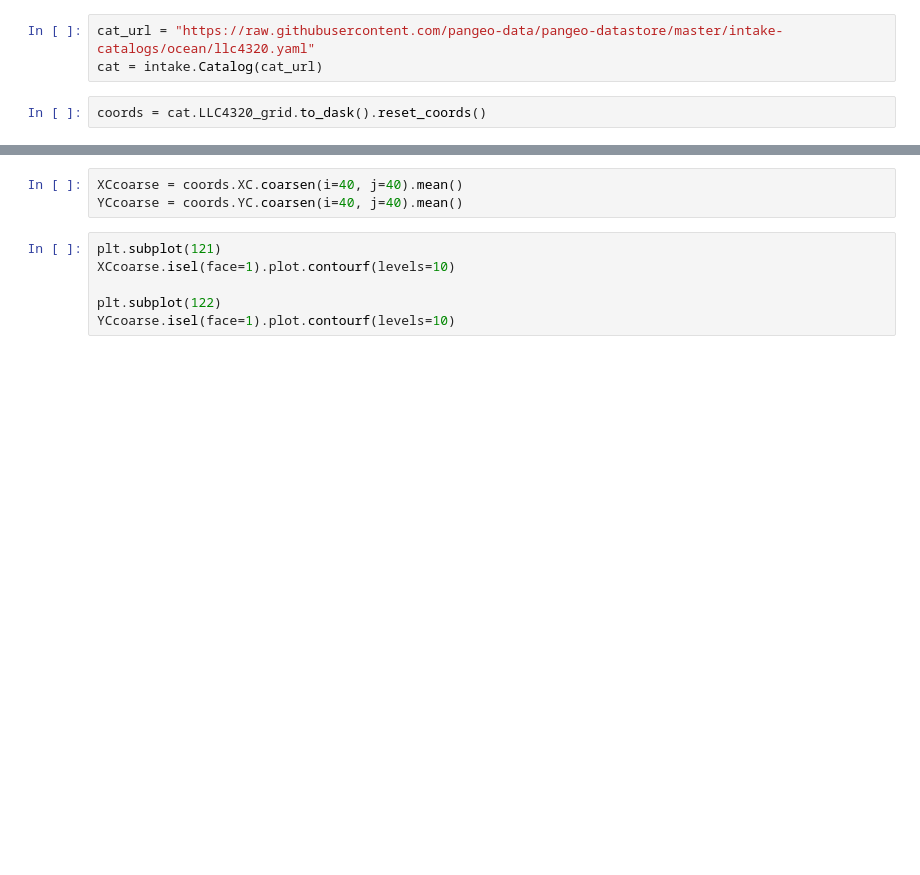
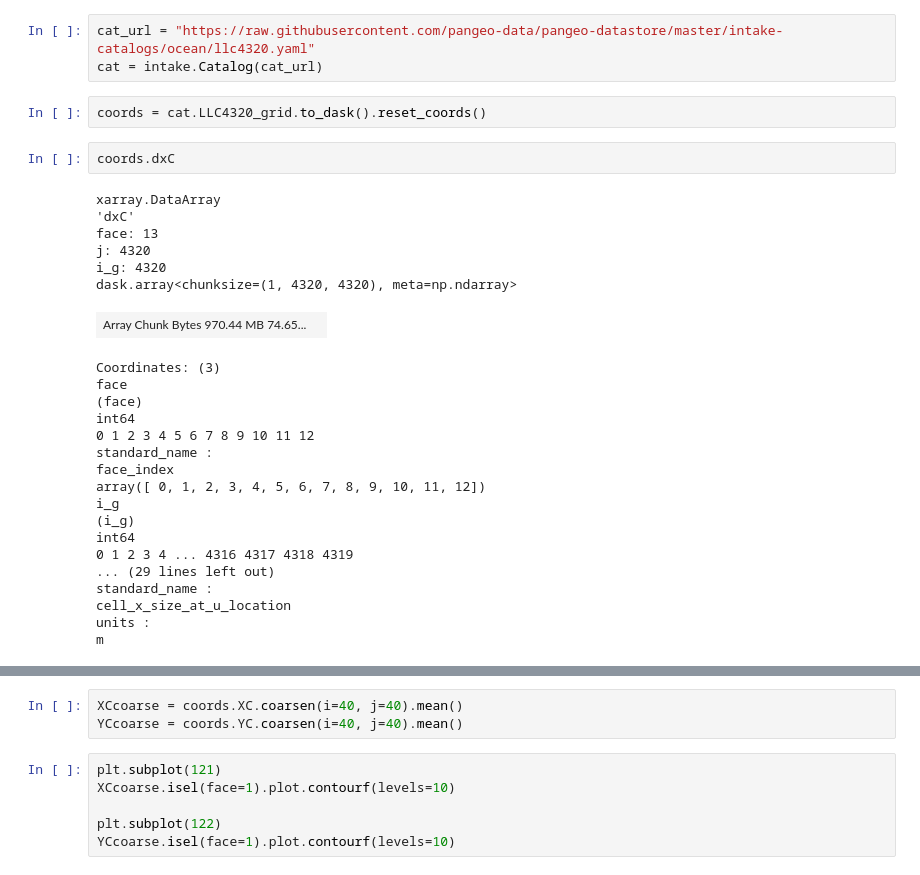
Before and after one commit to dhruvbalwada/LLC_analysis, a Jupyter notebook: LLC_grid_visualize.ipynb, the cells around one changed output, grey strips where cells are left out. Cells and saved outputs as stored; diff of their text form; blank space fills up the shorter version.

```diff
--- a/LLC_grid_visualize.ipynb
+++ b/LLC_grid_visualize.ipynb
@@ -26,3 +26,30 @@ cat_url = "https://raw.githubusercontent.com/pangeo-data/pangeo-datastore/master
 cat = intake.Catalog(cat_url)
 # %%
 coords = cat.LLC4320_grid.to_dask().reset_coords()
+# %%
+coords.dxC
+# %% [output]
+xarray.DataArray
+'dxC'
+face: 13
+j: 4320
+i_g: 4320
+dask.array<chunksize=(1, 4320, 4320), meta=np.ndarray>
+| Array Chunk Bytes 970.44 MB 74.65... |  |
+Coordinates: (3)
+face
+(face)
+int64
+0 1 2 3 4 5 6 7 8 9 10 11 12
+standard_name :
+face_index
+array([ 0, 1, 2, 3, 4, 5, 6, 7, 8, 9, 10, 11, 12])
+i_g
+(i_g)
+int64
+0 1 2 3 4 ... 4316 4317 4318 4319
+... (29 lines left out)
+standard_name :
+cell_x_size_at_u_location
+units :
+m
```
Also changed, not shown: parts of 1 cell of this notebook, 5 other files.
